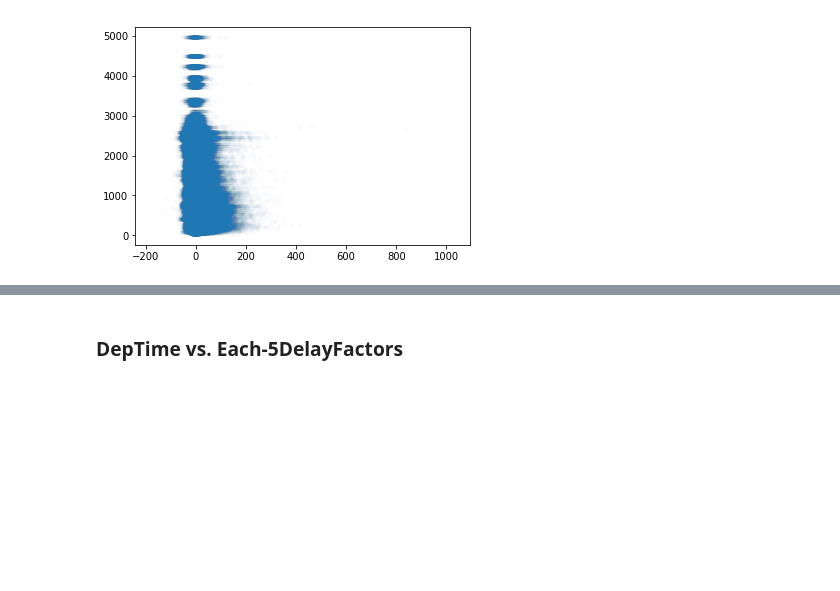
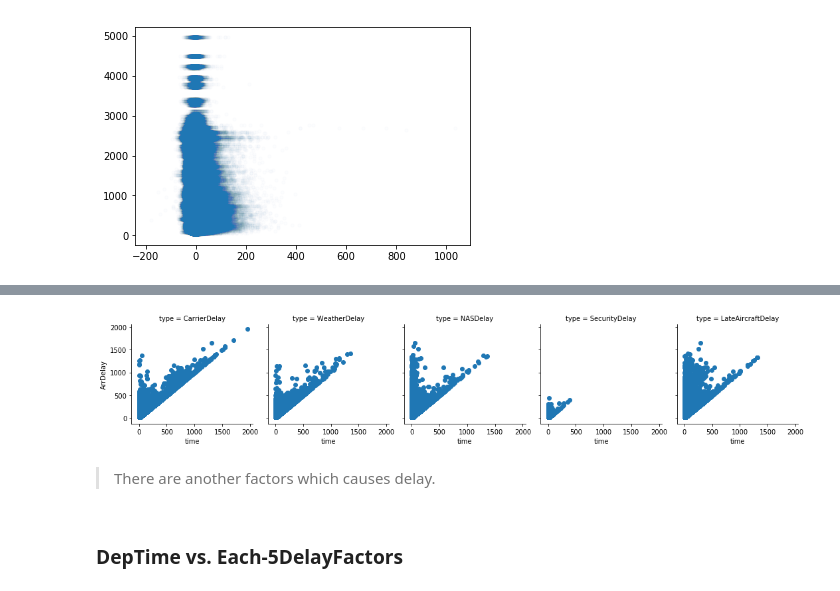
Before and after one commit to kudojp/FlightsDataAnalysis, a Jupyter notebook: exploration_template.ipynb, the cells around one changed output, grey strips where cells are left out. Cells and saved outputs as stored; diff of their text form; code cells hidden in the pictures; blank space fills up the shorter version.

```diff
--- a/exploration_template.ipynb
+++ b/exploration_template.ipynb
@@ -565,2 +553,23 @@ plt.scatter(data=df, x="delay_elapsed", y="Distance", alpha=0.01, s=10);
+# %%
+# make dummy series which has 4 columns, delay type, delay time, DepDelay, delay_elapsed
+
+dummy = pd.DataFrame()
+delay_types = ["CarrierDelay","WeatherDelay","NASDelay","SecurityDelay","LateAircraftDelay"]
+
+for type in delay_types:
+    dum = pd.DataFrame()
+    dum["time"] = df[df[type] != 0][type]
+    dum["DepDelay"] = df[df[type] != 0]["DepDelay"]
+    dum["delay_elapsed"] = df[df[type] != 0]["delay_elapsed"]
+    dum["ArrDelay"] = df[df[type] != 0]["ArrDelay"]
+    dum["type"] = type
+    dummy = dummy.append(dum)
+# %%
+g = sb.FacetGrid(data=dummy, col="type")
+g.map(plt.scatter, "time", "ArrDelay");
+# %% [output]
+[figure, added]
+# %% [markdown]
+> There are another factors which causes delay.
 # %% [markdown]
 ### DepTime vs. Each-5DelayFactors
```
Also changed, not shown: parts of 21 cells of this notebook.
